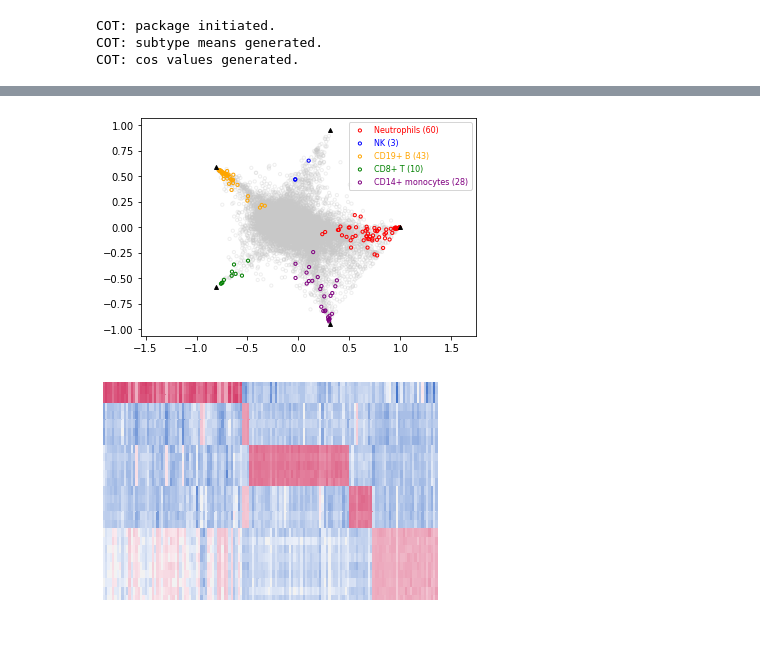
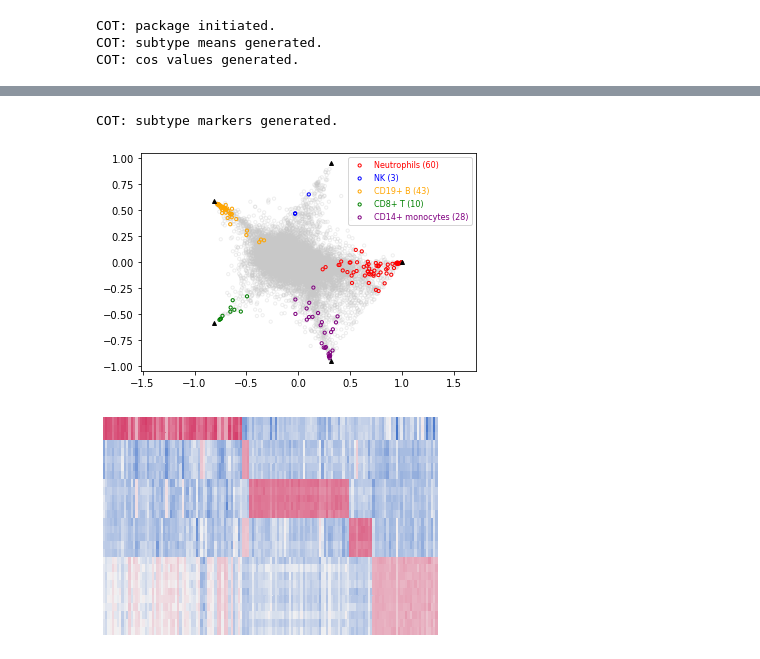
Before and after one commit to MintaYLu/COT, a Jupyter notebook: Example_GSE28490.ipynb, the cells around one changed output, grey strips where cells are left out. Saved outputs shown, nothing was run; the diff lists cells and outputs as text; code cells hidden in the pictures.

```diff
--- a/Example_GSE28490.ipynb
+++ b/Example_GSE28490.ipynb
@@ -151,8 +114,14 @@ ovo.plot_heatmap()
-# %%
-## or, use the OVO pipeline
-
-ovo_pl = OVO(df_raw=data, logarithmic_data=True, silent=True)
-ovo_pl.ovo_pipeline(subtype_label=sampleType, top=144)
-# %% [output]
-[figure, removed]
-[figure, removed]
+# %%
+## Obtain and plot the subtype markers from OVO t-test on the simplex (the same one on the manuscript)
+# The 'scoreThre' is the threshold for 'score' column (higher better)
+# When 'scoreThre' is not None, cosThre, pThre, and qThre are invalid automatically
+cot.obtain_subtype_markers(top=144, scoreThre=0)
+cot.plot_simplex()
+# %% [output]
+COT: subtype markers generated.
+[figure, added]
+# %%
+## plot heatmap of subtype markers from OVO t-test
+cot.plot_heatmap()
+# %% [output]
+[figure, added]
```
Also changed, not shown: parts of 9 cells of this notebook, 1 other file.
